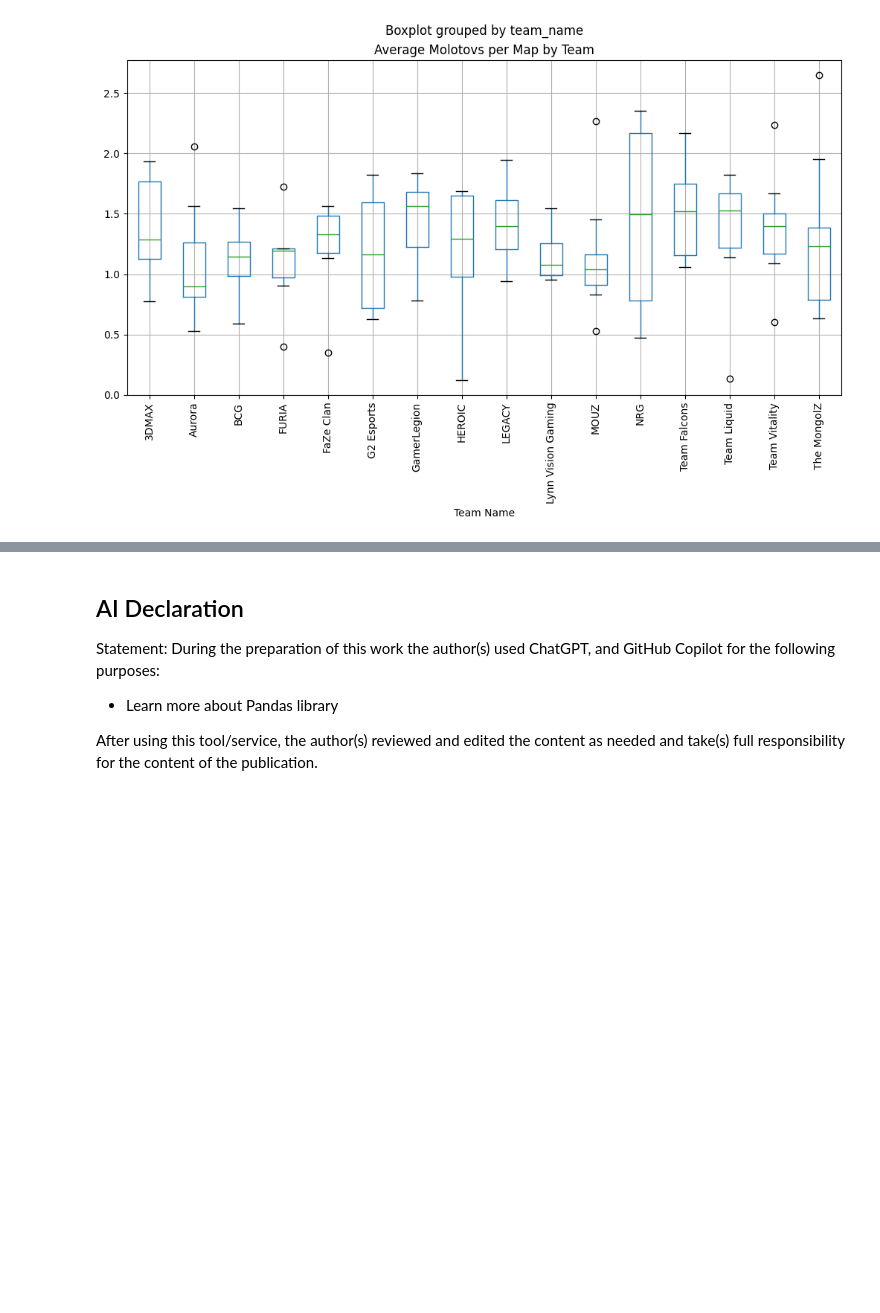
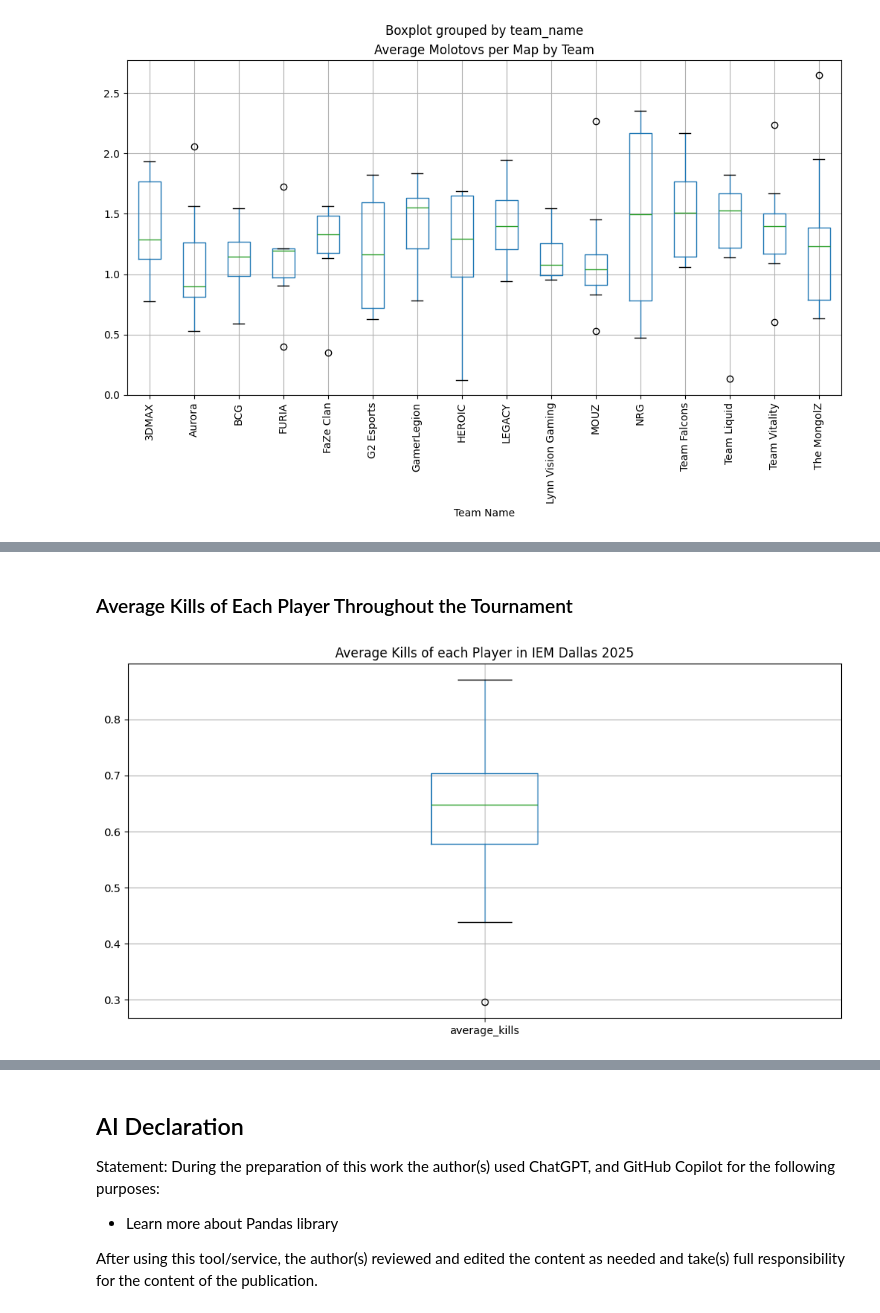
Before and after one commit to iwillreku3206/CSMODEL-MP, a Jupyter notebook: MP.ipynb, the cells around one changed output, grey strips where cells are left out. Drawn from its saved outputs; the diff is of its cells as text; code cells hidden in the pictures; blank space fills up the shorter version.

```diff
--- a/MP.ipynb
+++ b/MP.ipynb
@@ -666,0 +707,18 @@ plt.pyplot.show()
+# %% [markdown]
+### Average Kills of Each Player Throughout the Tournament
+# %%
+total_kills_per_player = demos.groupby("player_name")["player_kills"].sum()
+
+total_rounds_per_player = demos.groupby("player_name")["round_id"].nunique().to_frame().reset_index()
+total_rounds_per_player.rename(columns={"round_id": "total_rounds"}, inplace=True)
+
+
+overall_average_kills_per_player_df = pd.merge(total_kills_per_player, total_rounds_per_player, on="player_name")
+overall_average_kills_per_player_df['average_kills'] = overall_average_kills_per_player_df["player_kills"] / overall_average_kills_per_player_df["total_rounds"]
+
+
+overall_average_kills_per_player_df.boxplot('average_kills', figsize=(12, 6))
+plt.pyplot.title("Average Kills of each Player in IEM Dallas 2025")
+plt.pyplot.show()
+# %% [output]
+[figure, added]
```
Also changed, not shown: parts of 63 cells of this notebook.
